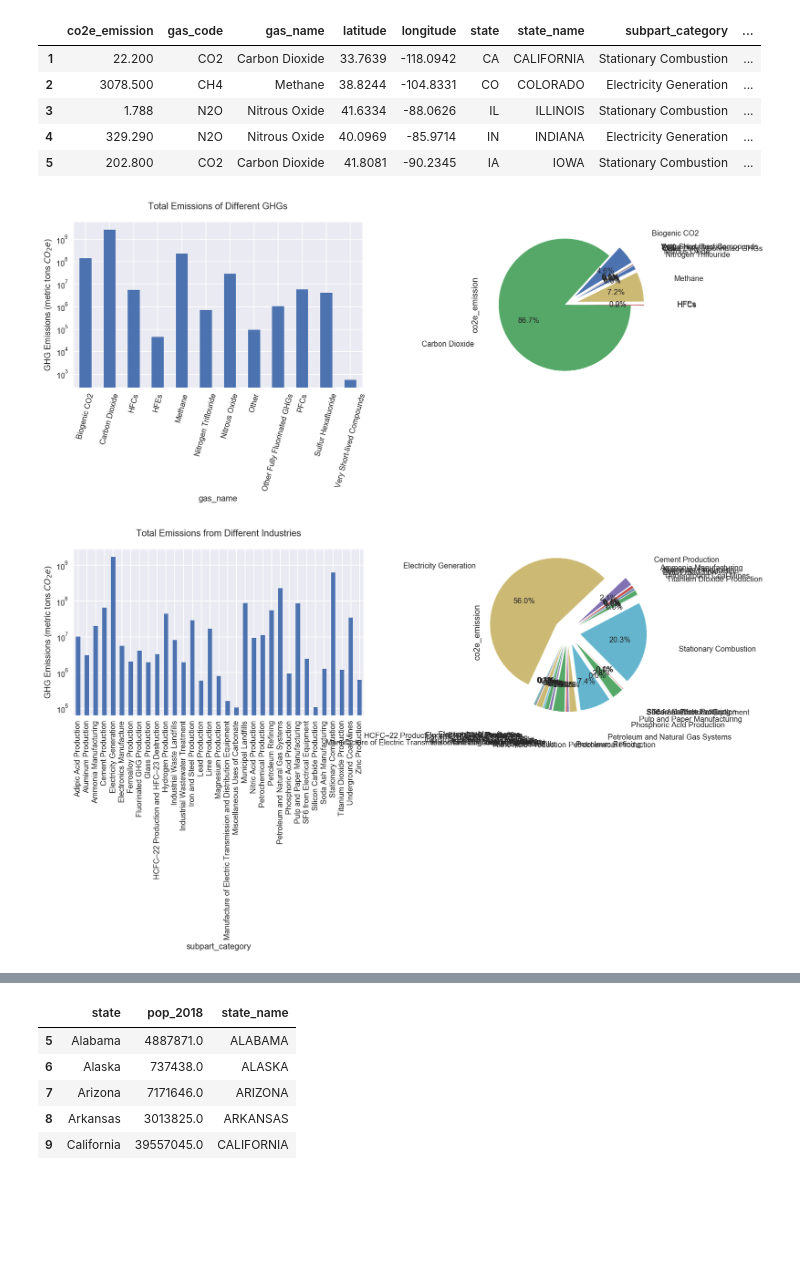
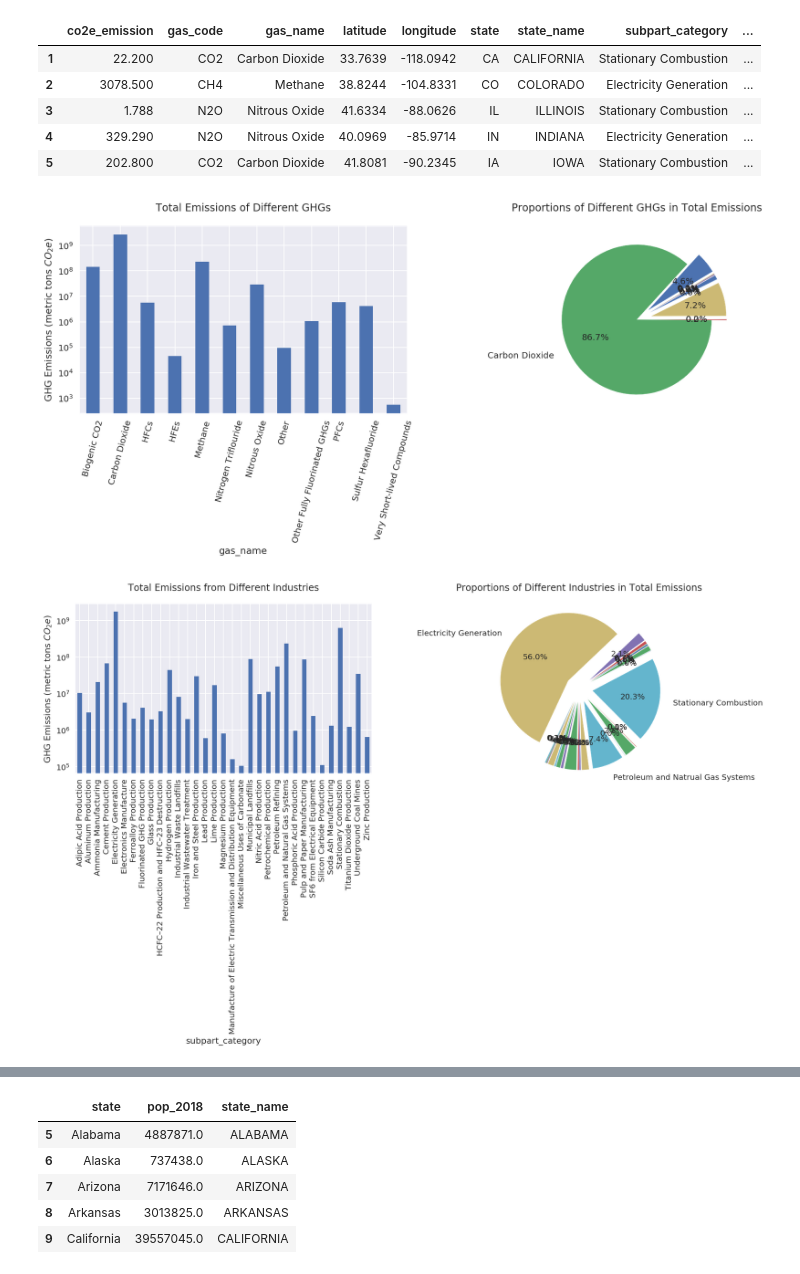
Before and after one commit to hkzhao7/rces-final-project, a Jupyter notebook: Final_Project.ipynb, the cells around one changed output, grey strips where cells are left out. Saved outputs shown, nothing was run; the diff lists cells and outputs as text; code cells hidden in the pictures; blank space fills up the shorter version.

```diff
--- a/Final_Project.ipynb
+++ b/Final_Project.ipynb
@@ -41,7 +41,7 @@ Estimates Base     57 non-null float64
 dtypes: float64(11), object(1)
 memory usage: 5.8+ KB
 # %%
-subpart_emitters = pd.read_csv("Data/Subpart_Summary_emitters.CSV")
+subpart_emitters = pd.read_csv("Data/Subpart_Summary_Emitters.CSV")
 # %%
 subpart_emitters.head()
 # %% [output]
@@ -120,35 +120,41 @@ emitters_2018.head()
 # %%
 fig, ax = plt.subplots(figsize=(15, 4), ncols=2)
 
 explode = np.ones(emitters_2018.gas_name.nunique()) * 0.2
 explode[1] = 0
+labels = [""] * emitters_2018.gas_name.nunique()
+labels[1] = "Carbon Dioxide"
 
 emitters_2018.groupby("gas_name").co2e_emission.sum().plot.bar(ax=ax[0])
-emitters_2018.groupby("gas_name").co2e_emission.sum().plot.pie(ax=ax[1], startangle=31, labeldistance=1.5,
-                                                               explode=explode, autopct='%1.1f%%')
+emitters_2018.groupby("gas_name").co2e_emission.sum().plot.pie(ax=ax[1], startangle=31, labeldistance=1.2,
+                                                               explode=explode, autopct='%1.1f%%', labels=labels)
 
 ax[0].set_title("Total Emissions of Different GHGs", y=1.05)
 ax[0].set_ylabel("GHG Emissions (metric tons $CO_2e$)")
 ax[0].set_yscale("log")
 ax[0].tick_params(axis="x", rotation=75)
 #ax[0].grid(axis="y", linestyle=":")
 
-# ax[1].set_title("Total GHG Emissions from the Facilities (2010 - 2018)", y=1.05)
-# ax[1].set_ylabel("GHG Emissions (metric tons $CO_2e$)")
+ax[1].set_title("Proportions of Different GHGs in Total Emissions", y=1.05)
+ax[1].set_ylabel("")
 # ax[1].tick_params(axis="x", rotation=45)
 
 plt.subplots_adjust(wspace=0.2);
 # %% [output]
-[figure, old version]
+[figure, new version]
 # %%
 fig, ax = plt.subplots(figsize=(15, 4), ncols=2)
 
 explode = np.ones(emitters_2018.subpart_category.nunique()) * 0.2
 # explode[1] = 0
+labels = [""] * emitters_2018.subpart_category.nunique()
+labels[4] = "Electricity Generation"
+labels[-4] = "Stationary Combustion"
+labels[-10] = "Petroleum and Natrual Gas Systems"
 
 emitters_2018.groupby("subpart_category").co2e_emission.sum().plot.bar(ax=ax[0])
-emitters_2018.groupby("subpart_category").co2e_emission.sum().plot.pie(ax=ax[1], startangle=32, labeldistance=1.5,
-                                                                       explode=explode, autopct='%1.1f%%')
+emitters_2018.groupby("subpart_category").co2e_emission.sum().plot.pie(ax=ax[1], startangle=32, labeldistance=1.2,
+                                                                       explode=explode, autopct='%1.1f%%', labels=labels)
 
 ax[0].set_title("Total Emissions from Different Industries", y=1.05)
 ax[0].set_ylabel("GHG Emissions (metric tons $CO_2e$)")
@@ -156,13 +162,13 @@ ax[0].set_yscale("log")
 #ax[0].tick_params(axis="x", rotation=80)
 #ax[0].grid(axis="y", linestyle=":")
 
-# ax[1].set_title("Total GHG Emissions from the Facilities (2010 - 2018)", y=1.05)
-# ax[1].set_ylabel("GHG Emissions (metric tons $CO_2e$)")
+ax[1].set_title("Proportions of Different Industries in Total Emissions", y=1.05)
+ax[1].set_ylabel("")
 # ax[1].tick_params(axis="x", rotation=45)
 
 plt.subplots_adjust(wspace=0.2);
 # %% [output]
-[figure, old version]
+[figure, new version]
 # %%
 us_states = gpd.read_file("Data/GIS_Data/tl_2019_us_state.shp")
 # %%
```
Also changed, not shown: parts of 8 cells of this notebook.
